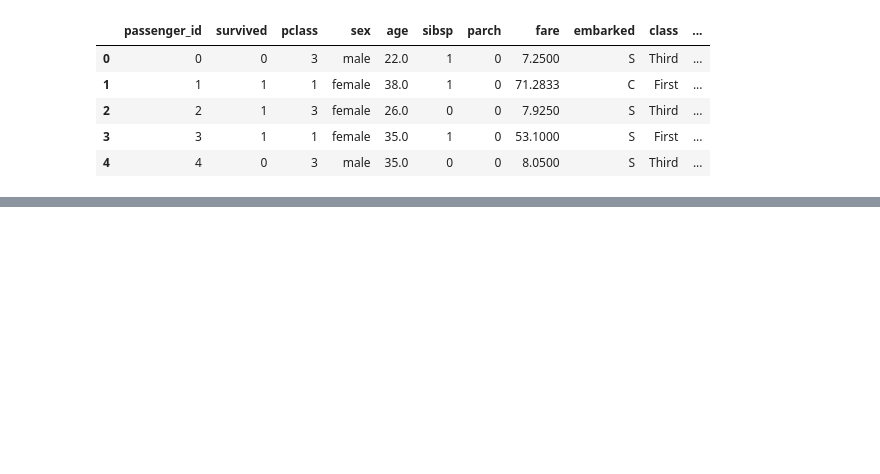
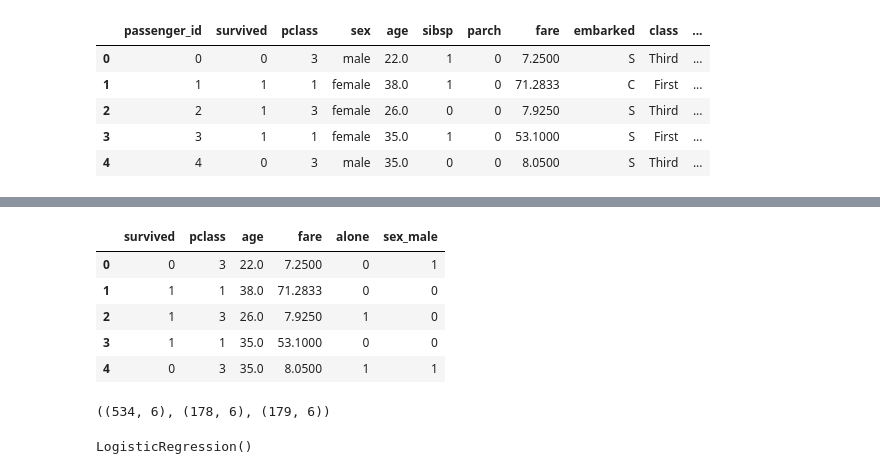
Before and after one commit to Larry-Holmes/classification-exercises, a Jupyter notebook: model.ipynb, the cells around one changed output, grey strips where cells are left out. Saved outputs shown, nothing was run; the diff lists cells and outputs as text; code cells hidden in the pictures; blank space fills up the shorter version.

Commit message:
updating my model notebook with logistic regression exercises

```diff
--- a/model.ipynb
+++ b/model.ipynb
@@ -764,0 +835,3 @@ df
+# %%
+titanic2 = acquire.get_titanic_data()
+titanic2.head()
@@ -764,0 +845,15 @@ df
+# %%
+titanic2 = prepare.prep_titanic(titanic2)
+# %%
+titanic2['age'] = titanic2.age.fillna(value = 24)
+# %%
+titanic2 = titanic2.drop(columns = ['sibsp', 'parch', 'embark_town_Queenstown', 'embark_town_Southampton'])
+# %%
+titanic2.head()
+# %% [output]
+|  | survived | pclass | age | fare | alone | sex_male |
+| 0 | 0 | 3 | 22.0 | 7.2500 | 0 | 1 |
+| 1 | 1 | 1 | 38.0 | 71.2833 | 0 | 0 |
+| 2 | 1 | 3 | 26.0 | 7.9250 | 1 | 0 |
+| 3 | 1 | 1 | 35.0 | 53.1000 | 0 | 0 |
+| 4 | 0 | 3 | 35.0 | 8.0500 | 1 | 1 |
@@ -764,0 +862,4 @@ df
+# %%
+train2.shape, validate2.shape, test2.shape
+# %% [output]
+((534, 6), (178, 6), (179, 6))
@@ -764,0 +875,4 @@ df
+# %%
+logit2.fit(X_train2, y_train2)
+# %% [output]
+LogisticRegression()
```
Also changed, not shown: parts of 138 cells of this notebook.
